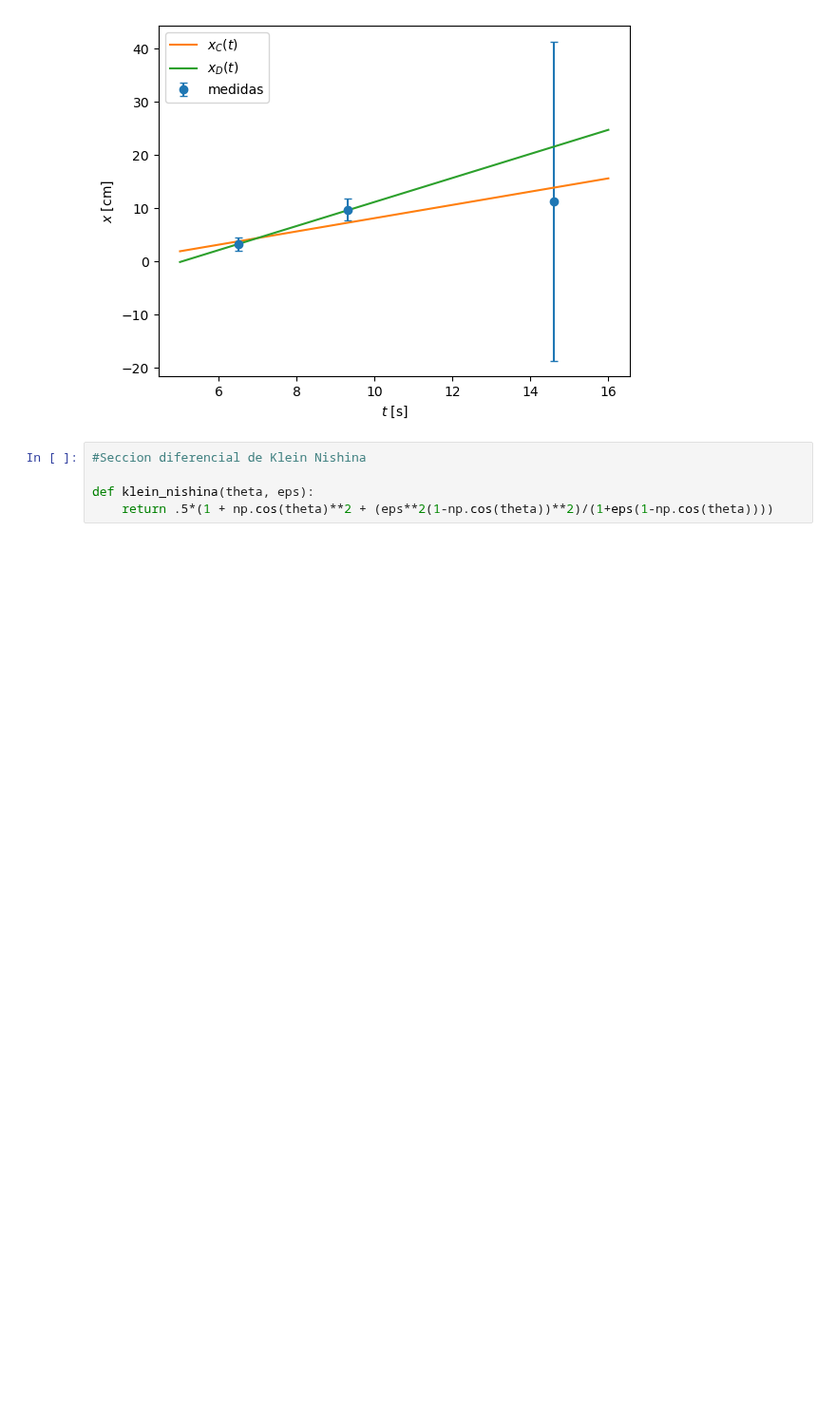
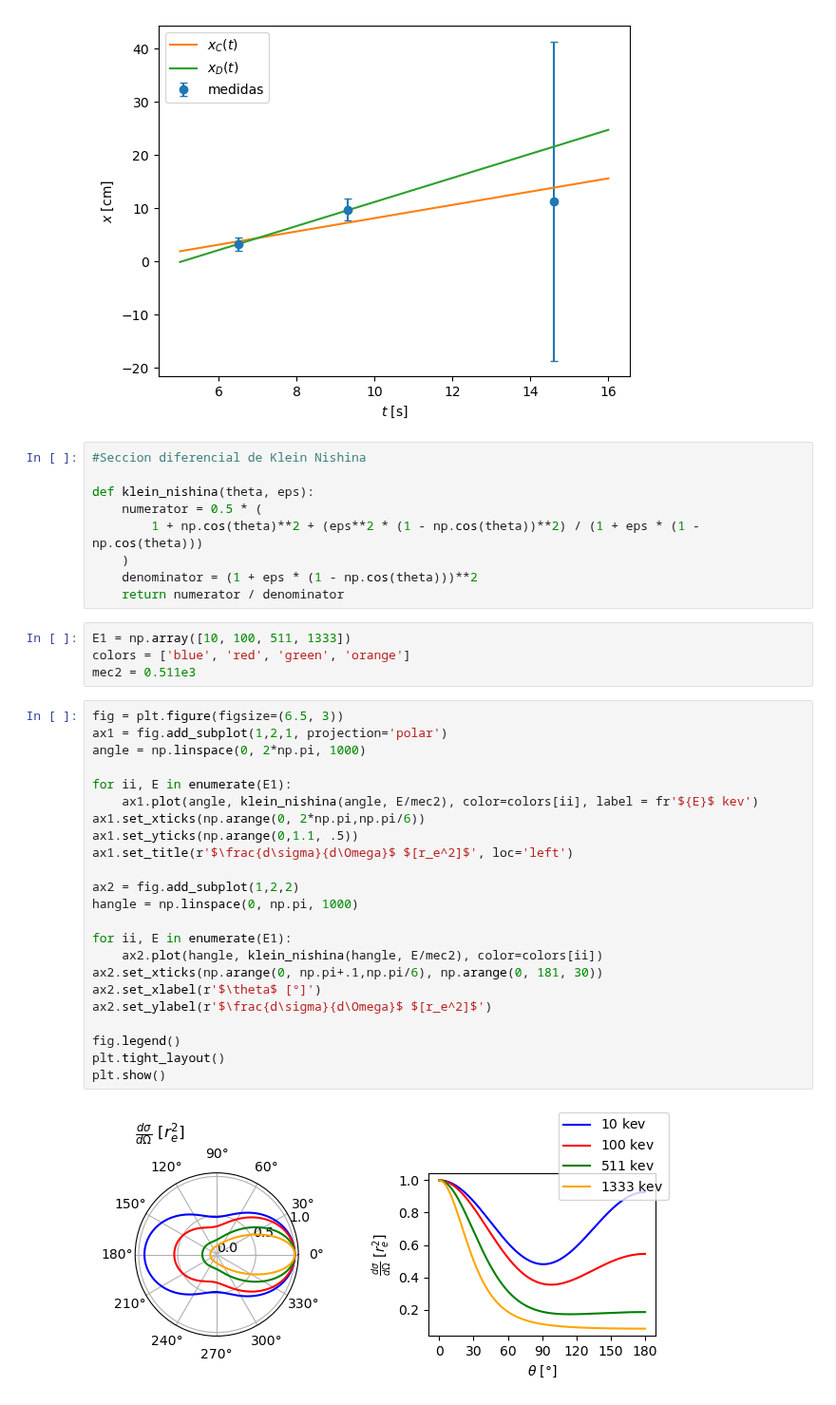
Before and after one commit to JuanSierra2003/hello-world, a Jupyter notebook: Nuclear/InstrumentacionNuclear/problemas1.ipynb, the cells around one changed output. Shown at 95% size. Drawn from its saved outputs; the diff is of its cells as text; blank space fills up the shorter version.

```diff
--- a/Nuclear/InstrumentacionNuclear/problemas1.ipynb
+++ b/Nuclear/InstrumentacionNuclear/problemas1.ipynb
@@ -258,4 +258,37 @@ plt.show()
 #Seccion diferencial de Klein Nishina
 
 def klein_nishina(theta, eps):
-    return .5*(1 + np.cos(theta)**2 + (eps**2(1-np.cos(theta))**2)/(1+eps(1-np.cos(theta))))
+    numerator = 0.5 * (
+        1 + np.cos(theta)**2 + (eps**2 * (1 - np.cos(theta))**2) / (1 + eps * (1 - np.cos(theta)))
+    )
+    denominator = (1 + eps * (1 - np.cos(theta)))**2
+    return numerator / denominator
+# %%
+E1 = np.array([10, 100, 511, 1333])
+colors = ['blue', 'red', 'green', 'orange']
+mec2 = 0.511e3
+# %%
+fig = plt.figure(figsize=(6.5, 3))
+ax1 = fig.add_subplot(1,2,1, projection='polar')
+angle = np.linspace(0, 2*np.pi, 1000)
+
+for ii, E in enumerate(E1):
+    ax1.plot(angle, klein_nishina(angle, E/mec2), color=colors[ii], label = fr'${E}$ kev')
+ax1.set_xticks(np.arange(0, 2*np.pi,np.pi/6))
+ax1.set_yticks(np.arange(0,1.1, .5))
+ax1.set_title(r'$\frac{d\sigma}{d\Omega}$ $[r_e^2]$', loc='left')
+
+ax2 = fig.add_subplot(1,2,2)
+hangle = np.linspace(0, np.pi, 1000)
+
+for ii, E in enumerate(E1):
+    ax2.plot(hangle, klein_nishina(hangle, E/mec2), color=colors[ii])
+ax2.set_xticks(np.arange(0, np.pi+.1,np.pi/6), np.arange(0, 181, 30))
+ax2.set_xlabel(r'$\theta$ [°]')
+ax2.set_ylabel(r'$\frac{d\sigma}{d\Omega}$ $[r_e^2]$')
+
+fig.legend()
+plt.tight_layout()
+plt.show()
+# %% [output]
+[figure, added]
```
